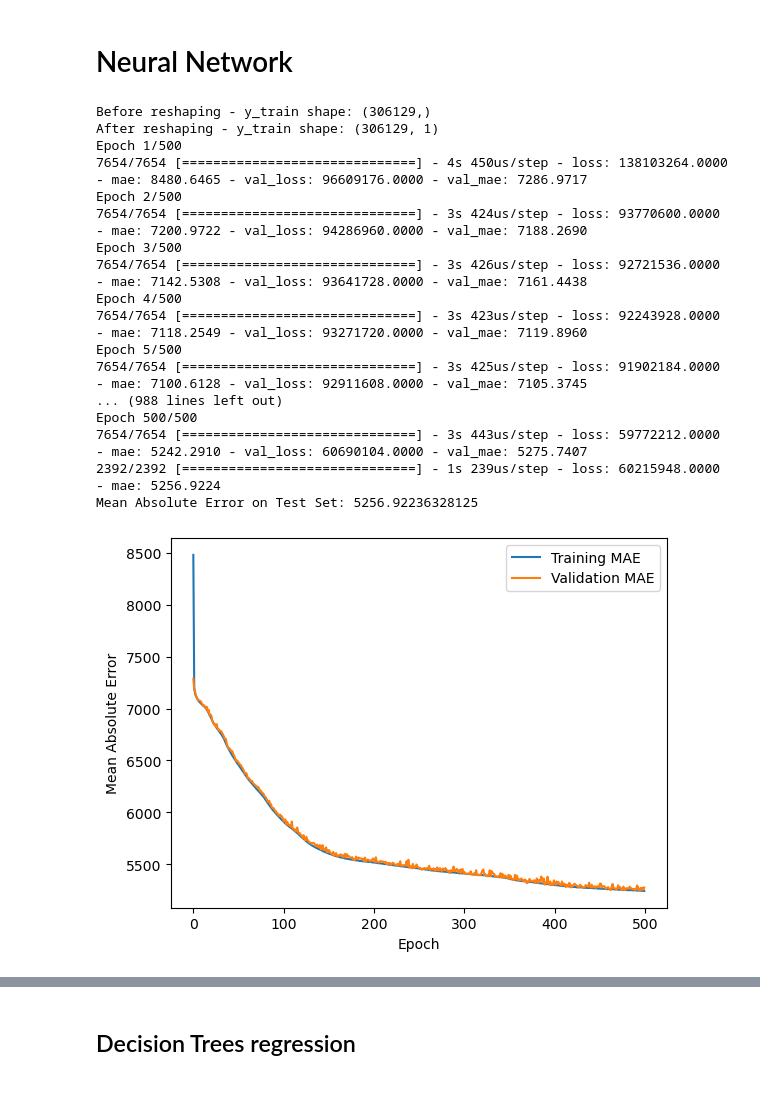
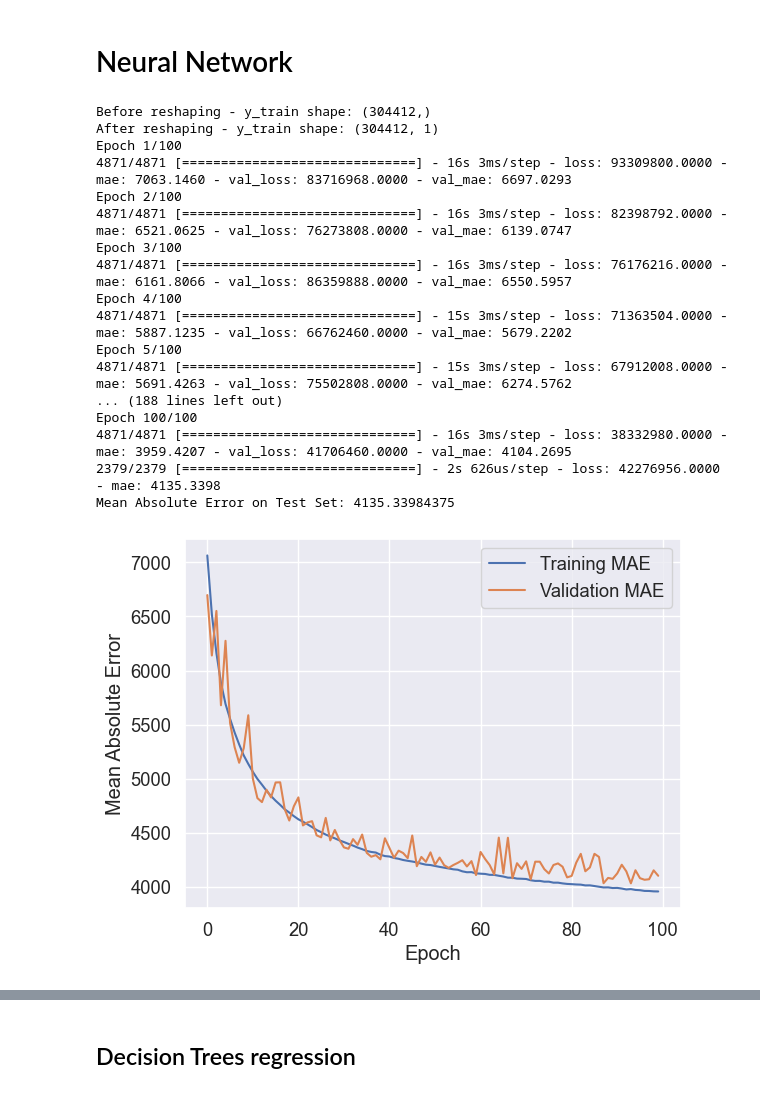
Before and after one commit to Chriz0r0/CarPricePred, a Jupyter notebook: Final_Project FC.ipynb, the cells around one changed output, grey strips where cells are left out. Cells and saved outputs as stored; diff of their text form; code cells hidden in the pictures.

```diff
--- a/Final_Project FC.ipynb
+++ b/Final_Project FC.ipynb
@@ -172,0 +214,16 @@ max     29667.000000  1.000000e+07      13.000000      50.000000
+# %%
+#K-means clustering
+kmeans = KMeans(init = "k-means++", n_clusters = 6, random_state = 0, n_init='auto')
+clusters = kmeans.fit_predict(vehicles[['price','odometer']])
+# %%
+import matplotlib.pyplot as plt
+
+# Add the 'cluster' column to your vehicles DataFrame
+vehicles['cluster'] = clusters
+
+# Plot the clusters
+plt.scatter(vehicles['price'], vehicles['odometer'], c=clusters, cmap='viridis', alpha=0.5)
+plt.title('K-means Clustering of Vehicles')
+plt.xlabel('Price')
+plt.ylabel('Odometer')
+plt.show()
@@ -173,2 +232,4 @@ max     29667.000000  1.000000e+07      13.000000      50.000000
+# %%
+vehicles.drop(columns=['cluster'], inplace=True)
 # %% [markdown]
 # Neural Network
@@ -180,11 +236,4 @@ clear_session()
 # %%
-import pandas as pd
-import numpy as np
-import tensorflow as tf
-from sklearn.model_selection import train_test_split
-from sklearn.preprocessing import StandardScaler
-import matplotlib.pyplot as plt
-
 X = vehicles.drop('price', axis=1)
 y = vehicles['price']
 
@@ -198,55 +247,63 @@ X_test_scaled = scaler.transform(X_test)
 
 # Build a simple neural network model
 model = tf.keras.Sequential([
-    tf.keras.layers.Dense(64, activation='relu', input_shape=(X_train_scaled.shape[1],)),
-    tf.keras.layers.Dense(32, activation='relu'),
+    tf.keras.layers.Dense(1000, activation='relu', input_shape=(X_train_scaled.shape[1],)),
+    tf.keras.layers.Dense(500, activation='relu'),
+    tf.keras.layers.Dense(200, activation='relu'),
+    tf.keras.layers.Dense(100, activation='relu'),
     tf.keras.layers.Dense(1)  # Linear activation for regression
 ])
 
 # Compile the model
-model.compile(optimizer='adam', loss='mean_squared_error', metrics=['mae'])
+model.compile(optimizer='rmsprop', loss='mean_squared_error', metrics=['mae'])
+
+# early stopping callback
+es = EarlyStopping(monitor='val_loss',
+                   mode='min',
+                   patience=50,
+                   restore_best_weights = True)
 
 print("Before reshaping - y_train shape:", y_train.shape)
 
 # Ensure that the target variable is a 2D array
 y_train = y_train.values.reshape(-1, 1).astype(np.float32)
 
 # Print the shape after reshaping
 print("After reshaping - y_train shape:", y_train.shape)
 
 # Train the model
-history = model.fit(X_train_scaled, y_train, epochs=500, batch_size=32, validation_split=0.2)
+history = model.fit(X_train_scaled, y_train, epochs=100, batch_size=50, validation_split=0.2,callbacks=[es])
 
 # Evaluate the model on the test set
 loss, mae = model.evaluate(X_test_scaled, y_test)
 print(f'Mean Absolute Error on Test Set: {mae}')
 
 # Optionally, plot training history
 plt.plot(history.history['mae'], label='Training MAE')
 plt.plot(history.history['val_mae'], label='Validation MAE')
 plt.xlabel('Epoch')
 plt.ylabel('Mean Absolute Error')
 plt.legend()
 plt.show()
 # %% [output]
-Before reshaping - y_train shape: (306129,)
-After reshaping - y_train shape: (306129, 1)
-Epoch 1/500
-7654/7654 [==============================] - 4s 450us/step - loss: 138103264.0000 - mae: 8480.6465 - val_loss: 96609176.0000 - val_mae: 7286.9717
-Epoch 2/500
-7654/7654 [==============================] - 3s 424us/step - loss: 93770600.0000 - mae: 7200.9722 - val_loss: 94286960.0000 - val_mae: 7188.2690
-Epoch 3/500
-7654/7654 [==============================] - 3s 426us/step - loss: 92721536.0000 - mae: 7142.5308 - val_loss: 93641728.0000 - val_mae: 7161.4438
-Epoch 4/500
-7654/7654 [==============================] - 3s 423us/step - loss: 92243928.0000 - mae: 7118.2549 - val_loss: 93271720.0000 - val_mae: 7119.8960
-Epoch 5/500
-7654/7654 [==============================] - 3s 425us/step - loss: 91902184.0000 - mae: 7100.6128 - val_loss: 92911608.0000 - val_mae: 7105.3745
-... (988 lines left out)
-Epoch 500/500
-7654/7654 [==============================] - 3s 443us/step - loss: 59772212.0000 - mae: 5242.2910 - val_loss: 60690104.0000 - val_mae: 5275.7407
-2392/2392 [==============================] - 1s 239us/step - loss: 60215948.0000 - mae: 5256.9224
-Mean Absolute Error on Test Set: 5256.92236328125
+Before reshaping - y_train shape: (304412,)
+After reshaping - y_train shape: (304412, 1)
+Epoch 1/100
+4871/4871 [==============================] - 16s 3ms/step - loss: 93309800.0000 - mae: 7063.1460 - val_loss: 83716968.0000 - val_mae: 6697.0293
+Epoch 2/100
+4871/4871 [==============================] - 16s 3ms/step - loss: 82398792.0000 - mae: 6521.0625 - val_loss: 76273808.0000 - val_mae: 6139.0747
+Epoch 3/100
+4871/4871 [==============================] - 16s 3ms/step - loss: 76176216.0000 - mae: 6161.8066 - val_loss: 86359888.0000 - val_mae: 6550.5957
+Epoch 4/100
+4871/4871 [==============================] - 15s 3ms/step - loss: 71363504.0000 - mae: 5887.1235 - val_loss: 66762460.0000 - val_mae: 5679.2202
+Epoch 5/100
+4871/4871 [==============================] - 15s 3ms/step - loss: 67912008.0000 - mae: 5691.4263 - val_loss: 75502808.0000 - val_mae: 6274.5762
+... (188 lines left out)
+Epoch 100/100
+4871/4871 [==============================] - 16s 3ms/step - loss: 38332980.0000 - mae: 3959.4207 - val_loss: 41706460.0000 - val_mae: 4104.2695
+2379/2379 [==============================] - 2s 626us/step - loss: 42276956.0000 - mae: 4135.3398
+Mean Absolute Error on Test Set: 4135.33984375
-[figure, old version]
+[figure, new version]
 # %%
 # Evaluate the model on the test set
 loss, mae = model.evaluate(X_test_scaled, y_test)
```
Also changed, not shown: parts of 33 cells of this notebook.
